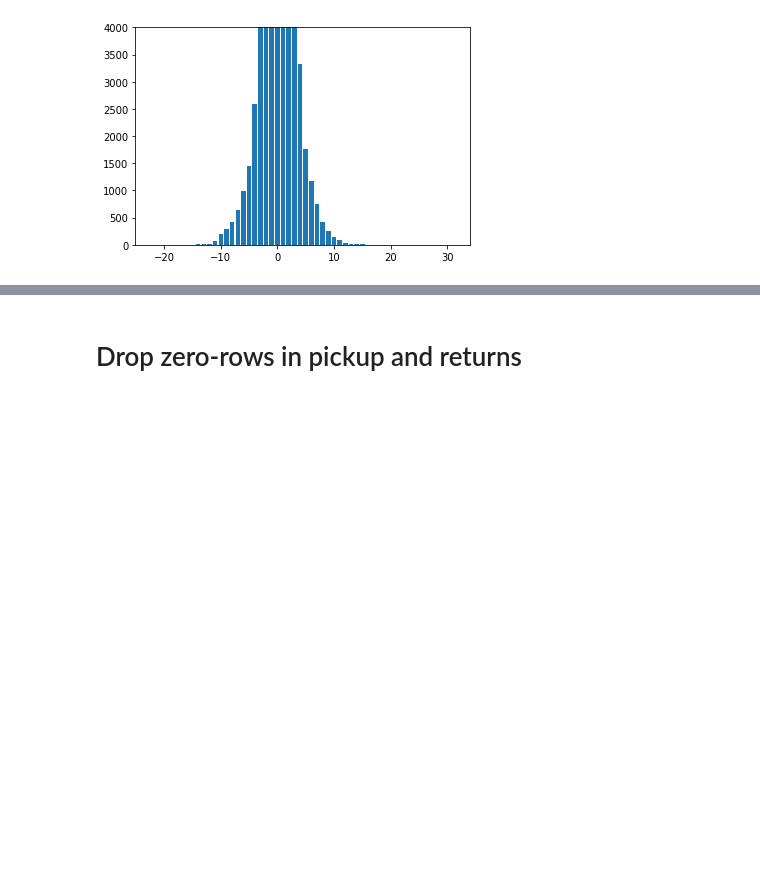
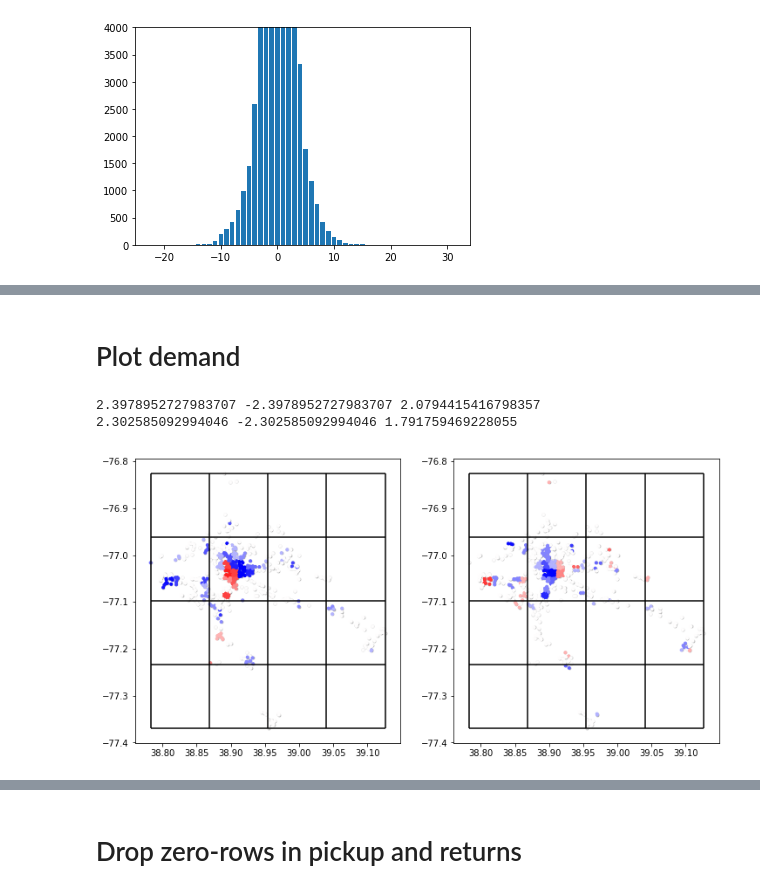
Before and after one commit to FranziskaSW/AI-Project, a Jupyter notebook: data_processing-final.ipynb, the cells around one changed output, grey strips where cells are left out. Drawn from its saved outputs; the diff is of its cells as text; code cells hidden in the pictures; blank space fills up the shorter version.

```diff
--- a/data_processing-final.ipynb
+++ b/data_processing-final.ipynb
@@ -442,0 +456,56 @@ plt.ylim(0,4000)
+# %% [markdown]
+# Plot demand
+# %%
+data = pd.read_pickle(cwd+'/data/combine/results_all.pkl')
+# %%
+def symmetric_log(x):
+    if x > 0:
+        return np.log(x)
+    elif x < 0:
+        return -np.log(-x)
+    else:
+        return 0
+# %%
+grid_size = 4+1
+threshold_lats_1 = np.linspace(stations.latitude.min(), stations.latitude.max(), grid_size)
+threshold_lons_1 = np.linspace(stations.longitude.min(), stations.longitude.max(), grid_size)
+
+
+morning = data[data.time == datetime(year=2018, month=5, day=25, hour=7, minute=30).time()].reset_index()
+evening = data[data.time == datetime(year=2018, month=5, day=25, hour=16, minute=30).time()].reset_index()
+
+morning = morning[100*169:101*169]
+evening = evening[100*169:101*169]
+
+morning['cluster_id'] =  morning.cluster_id.apply(lambda x: int(x))
+plot_m = stations_rough.merge(morning, how='left', left_on='cluster_id', right_on='cluster_id')
+plot_m['log'] =  plot_m.demand.apply(lambda x: symmetric_log(x))
+
+evening['cluster_id'] =  evening.cluster_id.apply(lambda x: int(x))
+plot_e = stations_rough.merge(evening, how='left', left_on='cluster_id', right_on='cluster_id')
+plot_e['log'] =  plot_e.demand.apply(lambda x: symmetric_log(x))
+
+
+plt.figure(figsize=(12,6))
+plt.subplot(121)
+
+plt.scatter(stations.latitude, stations.longitude, marker='.', c='k', alpha=0.2)
+plt.scatter(plot_m.latitude, plot_m.longitude,  marker='.', c=plot_m.log, cmap='bwr')
+plt.vlines(x=threshold_lats_1, ymin=stations.longitude.min(), ymax=stations.longitude.max())
+plt.hlines(y=threshold_lons_1, xmin=stations.latitude.min(), xmax=stations.latitude.max())
+lim = max((-1)*plot_m.log.min(), plot_m.log.max())
+print(lim, plot_m.log.min(), plot_m.log.max())
+plt.clim((-1)*lim, lim)
+
+plt.subplot(122)
+plt.scatter(stations.latitude, stations.longitude, marker='.', c='k', alpha=0.2)
+plt.scatter(plot_e.latitude, plot_e.longitude,  marker='.', c=plot_e.log, cmap='bwr')
+plt.vlines(x=threshold_lats_1, ymin=stations.longitude.min(), ymax=stations.longitude.max())
+plt.hlines(y=threshold_lons_1, xmin=stations.latitude.min(), xmax=stations.latitude.max())
+lim = max((-1)*plot_e.log.min(), plot_e.log.max())
+print(lim, plot_e.log.min(), plot_e.log.max())
+plt.clim((-1)*lim, lim)
+# %% [output]
+2.3978952727983707 -2.3978952727983707 2.0794415416798357
+2.302585092994046 -2.302585092994046 1.791759469228055
+[figure, added]
```
Also changed, not shown: parts of 18 cells of this notebook.
